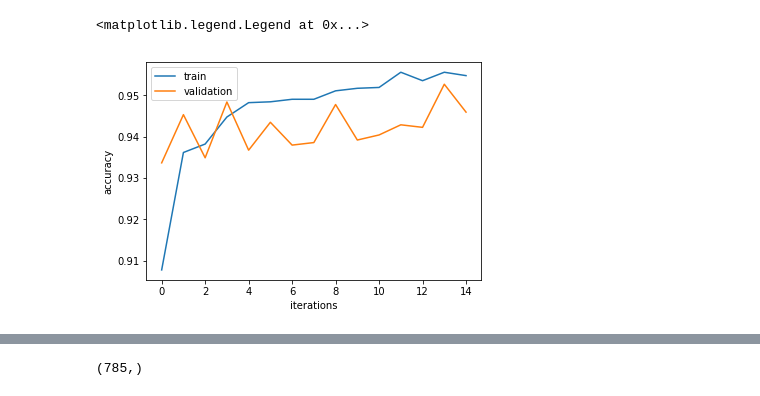
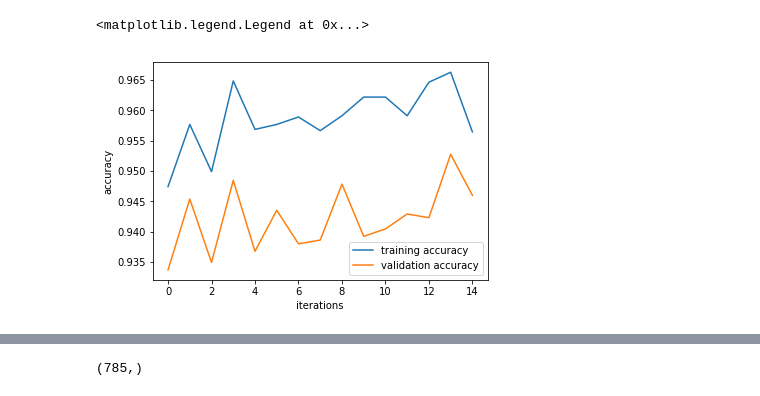
Before and after one commit to ednihs-yahska/ml_group_implementations, a Jupyter notebook: Implementation2/Backup.ipynb, the cells around one changed output, grey strips where cells are left out. Saved outputs shown, nothing was run; the diff lists cells and outputs as text; code cells hidden in the pictures.

```diff
--- a/Implementation2/Backup.ipynb
+++ b/Implementation2/Backup.ipynb
@@ -22,20 +22,22 @@ def get_Y_and_X(data):
    return x,y
 
 train_df,Y = get_Y_and_X(add_bias(pd.read_csv('pa2_train.csv',names=get_labels(784))))
+valid_df, VY = get_Y_and_X(add_bias(pd.read_csv('pa2_valid.csv',names=get_labels(784))))
 
-df = pd.read_csv("pa2_train.csv");
-# df.columns = [str(i) for i in range(0, df.shape[1])]
-df2 = pd.read_csv("pa2_valid.csv");
-df2.columns = [str(i) for i in range(0, df.shape[1])]
-# df["bias"] = 1.0;
-df2["bias"] = 1.0;
-df.sample(5)
-# Y=df["0"]
-# Y = Y.apply(lambda x: 1 if x == 3 else -1)
-VY=df2["0"]
-VY = VY.apply(lambda x: 1 if x == 3 else -1)
-# train_df = df.drop(["0"], axis=1)
-valid_df = df2.drop(["0"], axis=1)
+# df = pd.read_csv("pa2_train.csv");
+# # df.columns = [str(i) for i in range(0, df.shape[1])]
+# df2 = pd.read_csv("pa2_valid.csv");
+# df2.columns = [str(i) for i in range(0, df.shape[1])]
+# # df["bias"] = 1.0;
+# df2["bias"] = 1.0;
+# df.sample(5)
+# # Y=df["0"]
+# # Y = Y.apply(lambda x: 1 if x == 3 else -1)
+# VY=df2["0"]
+# VY = VY.apply(lambda x: 1 if x == 3 else -1)
+# # train_df = df.drop(["0"], axis=1)
+# valid_df = df2.drop(["0"], axis=1)
+
 (n, features) = train_df.shape
 
 (vn, vfeatures) = valid_df.shape
@@ -52,33 +54,38 @@ maxAccuracy = 0
 maxAccuracyIndex = 0
 while _iter < iters:
     error = 0;
     v_error = 0;
     for i in range(0, n):
         x = train_df.iloc[i]
         u = W.dot(x)
         yi = Y.iloc[i]
         if yi*u <= 0:
             W = np.add(W,np.multiply(yi,x))
+    for i in range(0, n):
+        x = train_df.iloc[i]
+        u = W.dot(x)
+        yi = Y.iloc[i]
+        if yi*u <= 0:
             error+=1
     weightsMap[_iter] = W
     training_error.append(error)
     t_accuracy = 1-(error/n);
     train_accuracy.append(t_accuracy)
     for i in range(0, vn):
         vx = valid_df.iloc[i]
         vu = np.array([W]).dot(vx)
         vyi = VY.iloc[i]
         if vyi*vu <= 0:
             v_error += 1;
     validation_error.append(v_error)
     v_accuracy = 1-(v_error/vn);
     validation_accuracy.append(v_accuracy)
     _iter+=1
-t, = plt.plot([0,1,2,3,4,5,6,7,8,9,10,11,12,13,14], train_accuracy, label="train")
-v, = plt.plot([0,1,2,3,4,5,6,7,8,9,10,11,12,13,14], validation_accuracy, label="validation")
+t, = plt.plot([0,1,2,3,4,5,6,7,8,9,10,11,12,13,14], train_accuracy, label="training accuracy")
+v, = plt.plot([0,1,2,3,4,5,6,7,8,9,10,11,12,13,14], validation_accuracy, label="validation accuracy")
 plt.xlabel('iterations')
 plt.ylabel('accuracy')
 plt.legend(handles=[t,v], loc='best')
 # %% [output]
 <matplotlib.legend.Legend at 0x...>
-[figure, old version]
+[figure, new version]
```
Also changed, not shown: parts of 7 cells of this notebook, 4 other files.
